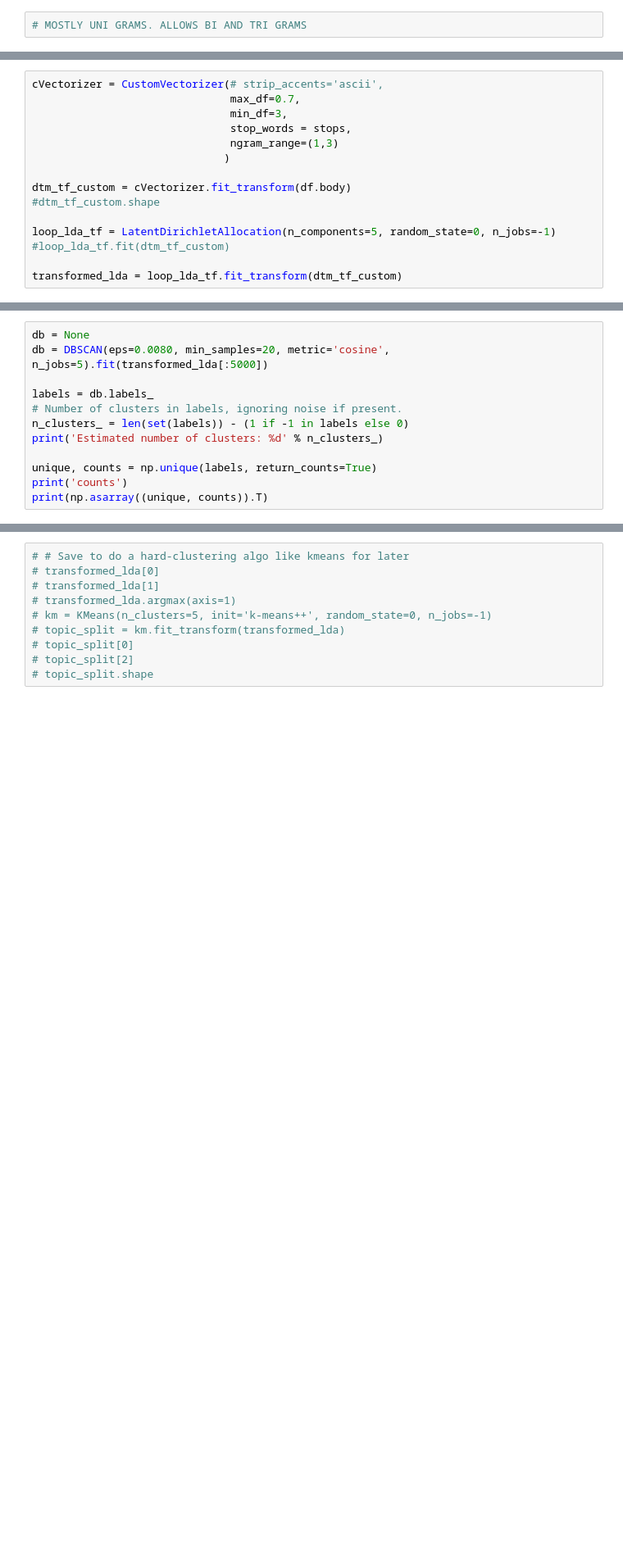
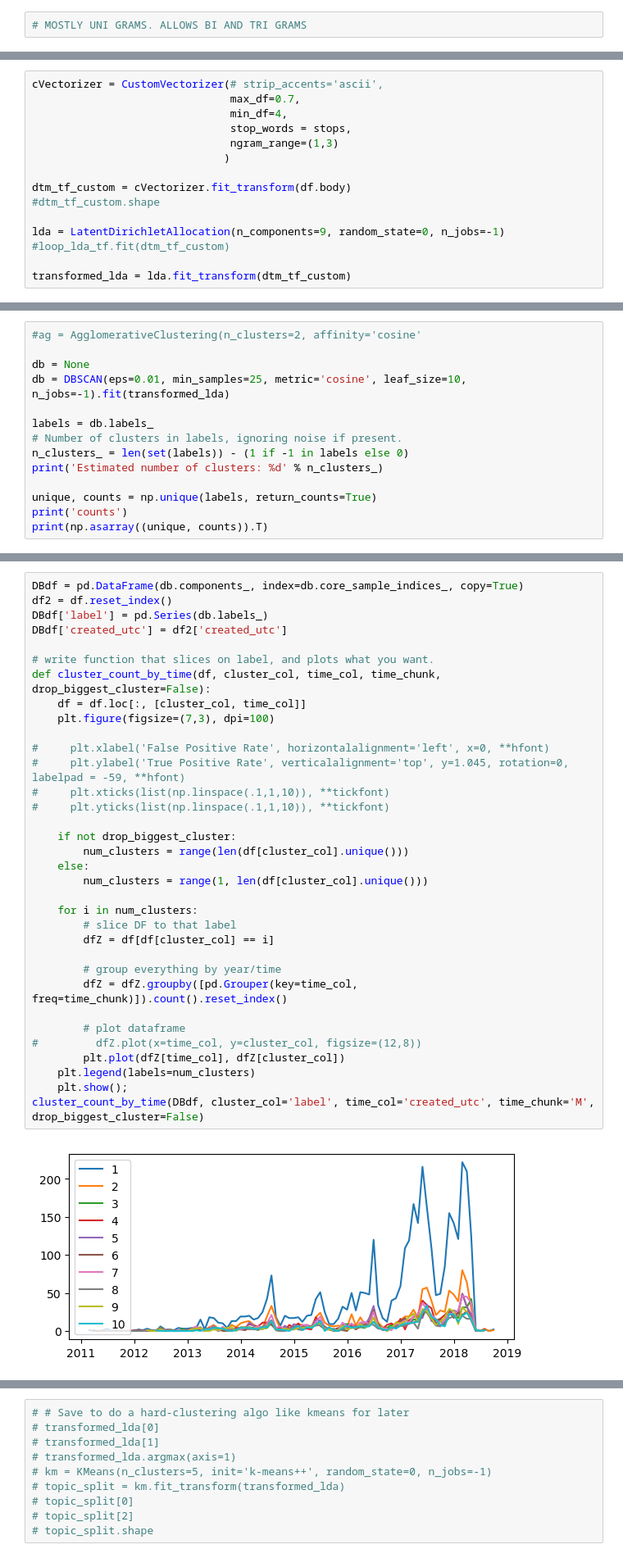
Before and after one commit to spencertollefson/lebron_james_nlp, a Jupyter notebook: nlp_processes.ipynb, the cells around one changed output, grey strips where cells are left out. Shown at 82% size. Drawn from its saved outputs; the diff is of its cells as text; blank space fills up the shorter version.

Commit message:
lots of changes to two plots of propotion of comments

```diff
--- a/nlp_processes.ipynb
+++ b/nlp_processes.ipynb
@@ -255,7 +228,7 @@ provid basketbal refer
 # %%
 cVectorizer = CustomVectorizer(# strip_accents='ascii',
                                max_df=0.7,
-                               min_df=3,
+                               min_df=4,
                                stop_words = stops,
                                ngram_range=(1,3)
                               )
@@ -263,7 +236,7 @@ cVectorizer = CustomVectorizer(# strip_accents='ascii',
 dtm_tf_custom = cVectorizer.fit_transform(df.body)
 #dtm_tf_custom.shape
 
-loop_lda_tf = LatentDirichletAllocation(n_components=5, random_state=0, n_jobs=-1)
+lda = LatentDirichletAllocation(n_components=9, random_state=0, n_jobs=-1)
 #loop_lda_tf.fit(dtm_tf_custom)
 
-transformed_lda = loop_lda_tf.fit_transform(dtm_tf_custom)
+transformed_lda = lda.fit_transform(dtm_tf_custom)
@@ -302,6 +294,8 @@ ag = AgglomerativeClustering(n_clusters=2, affinity='cosine'
 # %%
+#ag = AgglomerativeClustering(n_clusters=2, affinity='cosine'
+
 db = None
-db = DBSCAN(eps=0.0080, min_samples=20, metric='cosine', n_jobs=5).fit(transformed_lda[:5000])
+db = DBSCAN(eps=0.01, min_samples=25, metric='cosine', leaf_size=10, n_jobs=-1).fit(transformed_lda)
 
 labels = db.labels_
 # Number of clusters in labels, ignoring noise if present.
@@ -438,0 +336,36 @@ dfgrouped.plot(x='created_utc', figsize = (16,10));
+# %%
+DBdf = pd.DataFrame(db.components_, index=db.core_sample_indices_, copy=True)
+df2 = df.reset_index()
+DBdf['label'] = pd.Series(db.labels_)
+DBdf['created_utc'] = df2['created_utc']
+
+# write function that slices on label, and plots what you want.
+def cluster_count_by_time(df, cluster_col, time_col, time_chunk, drop_biggest_cluster=False):
+    df = df.loc[:, [cluster_col, time_col]]
+    plt.figure(figsize=(7,3), dpi=100)
+
+#     plt.xlabel('False Positive Rate', horizontalalignment='left', x=0, **hfont)
+#     plt.ylabel('True Positive Rate', verticalalignment='top', y=1.045, rotation=0, labelpad = -59, **hfont)
+#     plt.xticks(list(np.linspace(.1,1,10)), **tickfont)
+#     plt.yticks(list(np.linspace(.1,1,10)), **tickfont)
+
+    if not drop_biggest_cluster:
+        num_clusters = range(len(df[cluster_col].unique()))
+    else:
+        num_clusters = range(1, len(df[cluster_col].unique()))
+
+    for i in num_clusters:
+        # slice DF to that label
+        dfZ = df[df[cluster_col] == i]
+
+        # group everything by year/time
+        dfZ = dfZ.groupby([pd.Grouper(key=time_col, freq=time_chunk)]).count().reset_index()
+
+        # plot dataframe
+#         dfZ.plot(x=time_col, y=cluster_col, figsize=(12,8))
+        plt.plot(dfZ[time_col], dfZ[cluster_col])
+    plt.legend(labels=num_clusters)
+    plt.show();
+cluster_count_by_time(DBdf, cluster_col='label', time_col='created_utc', time_chunk='M', drop_biggest_cluster=False)
+# %% [output]
+[figure, added]
```
Also changed, not shown: parts of 48 cells of this notebook.
